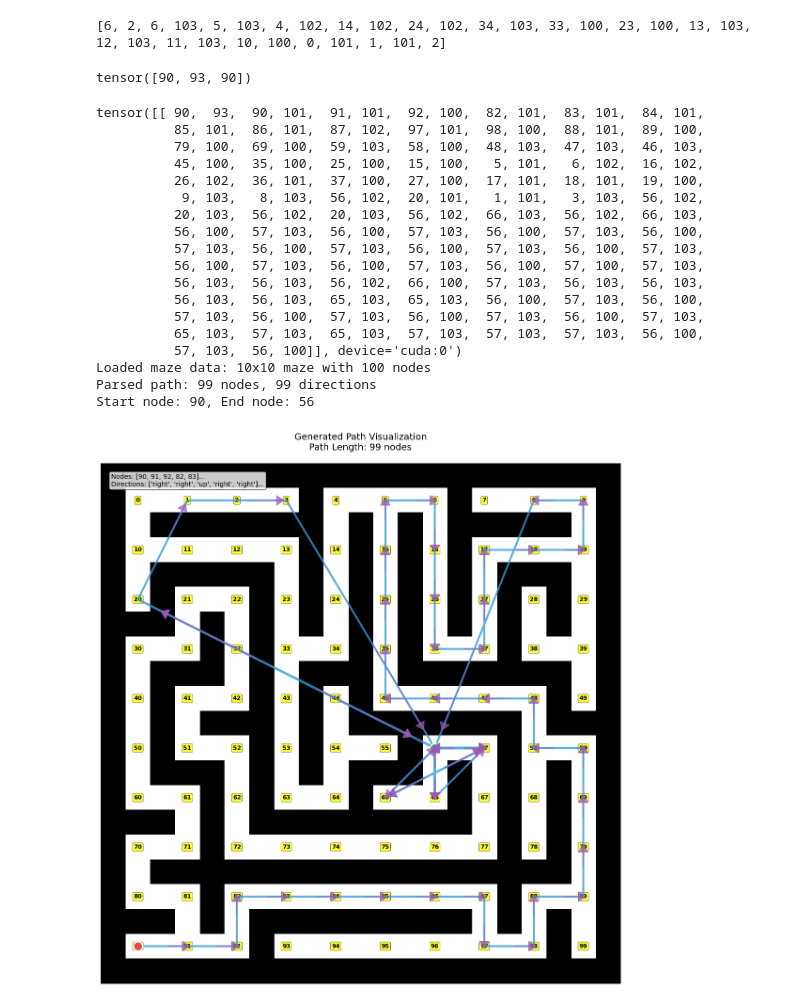
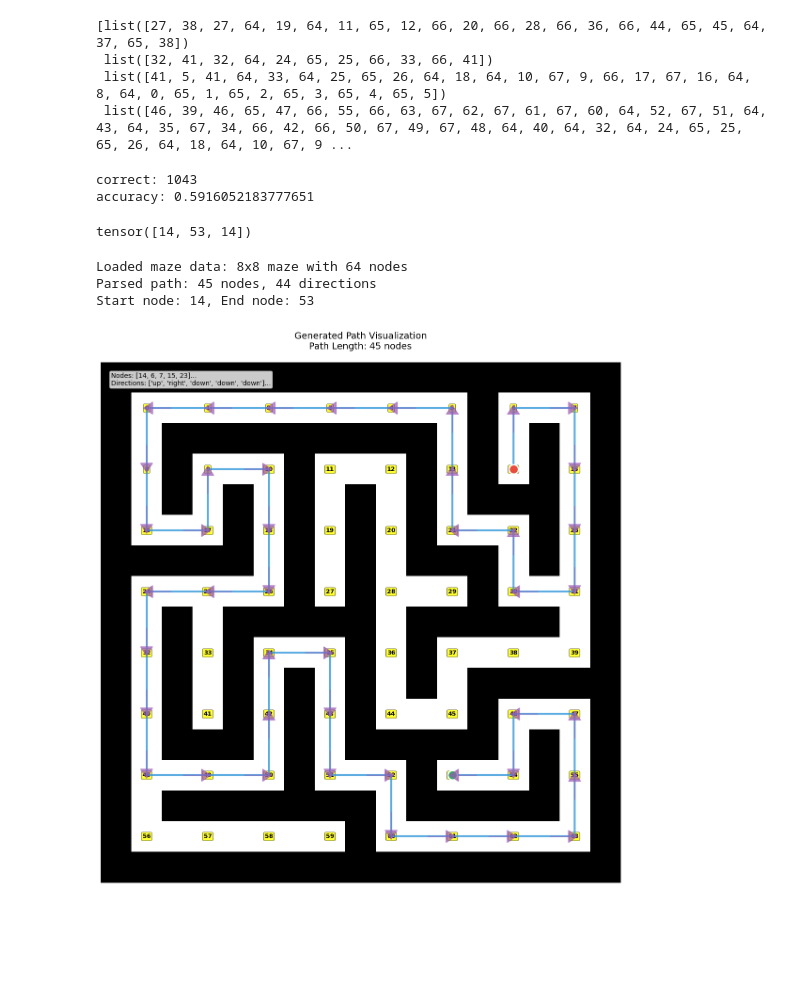
Before and after one commit to hxu129/grid-in-llm, a Jupyter notebook: logit_lens.ipynb, the cells around one changed output. Cells and saved outputs as stored; diff of their text form; code cells hidden in the pictures; blank space fills up the shorter version.

```diff
--- a/logit_lens.ipynb
+++ b/logit_lens.ipynb
@@ -418,43 +417,63 @@ val = np.memmap("data/maze/maze_nav_data/val.bin", dtype=np.uint16, mode="r")
 data = []
 temp = []
 for d in val:
-    if d == 104:
+    if d == 8 ** 2 + 4:
         data.append(temp)
         temp = []
     else:
         temp.append(d)
-print(data[5])
+# shuffle data
+# Convert data list to numpy array for efficient shuffling
+data = np.array(data, dtype=object)
+# Shuffle the outer array only
+np.random.shuffle(data)
-# %% [output]
-[6, 2, 6, 103, 5, 103, 4, 102, 14, 102, 24, 102, 34, 103, 33, 100, 23, 100, 13, 103, 12, 103, 11, 103, 10, 100, 0, 101, 1, 101, 2]
+# %%
+print(data[:4])
+# %% [output]
+[list([27, 38, 27, 64, 19, 64, 11, 65, 12, 66, 20, 66, 28, 66, 36, 66, 44, 65, 45, 64, 37, 65, 38])
+ list([32, 41, 32, 64, 24, 65, 25, 66, 33, 66, 41])
+ list([41, 5, 41, 64, 33, 64, 25, 65, 26, 64, 18, 64, 10, 67, 9, 66, 17, 67, 16, 64, 8, 64, 0, 65, 1, 65, 2, 65, 3, 65, 4, 65, 5])
+ list([46, 39, 46, 65, 47, 66, 55, 66, 63, 67, 62, 67, 61, 67, 60, 64, 52, 67, 51, 64, 43, 64, 35, 67, 34, 66, 42, 66, 50, 67, 49, 67, 48, 64, 40, 64, 32, 64, 24, 65, 25, 65, 26, 64, 18, 64, 10, 67, 9 ...
 # %%
 from transformer_utils.logit_lens import plot_logit_lens
 from transformer_utils.partial_forward import partial_forward
+# %%
+%matplotlib inline
+import matplotlib.pyplot as plt
+
+
+correct = 0
+img = []
+for d in data:
+    start, end = d[0], d[1]
+    prompt = f"{start} {end} {start}"
+    input_ids = tokenizer.encode(prompt)
+    x = (torch.tensor(input_ids, dtype=torch.long, device=device)[None, ...])
+    y = model.generate(x, max_length=200, temperature=1, top_k=1)
+    if y.tolist()[0] == d:
+        correct += 1
+print(f"correct: {correct}")
+print(f"accuracy: {correct/len(data)}")
+
+# for i in range(9):
+#     plt.subplot(3, 3, i+1)
+#     plt.imshow(img[i])
+#     plt.axis('off')
+# plt.show()
+# %% [output]
+correct: 1043
+accuracy: 0.5916052183777651
 # %%
-start = "90 93 90"
+start = "14 53 14"
 start_ids = tokenizer.encode(start)
 print(start_ids)
 x = (torch.tensor(start_ids, dtype=torch.long, device=device)[None, ...])
 y = model.generate(x, max_length=200, temperature=1, top_k=1)
-print(y)
+# print(y)
 visualize_generated_path(tokenizer.decode(y[0].tolist()))
 # %% [output]
-tensor([90, 93, 90])
+tensor([14, 53, 14])
-tensor([[ 90,  93,  90, 101,  91, 101,  92, 100,  82, 101,  83, 101,  84, 101,
-          85, 101,  86, 101,  87, 102,  97, 101,  98, 100,  88, 101,  89, 100,
-          79, 100,  69, 100,  59, 103,  58, 100,  48, 103,  47, 103,  46, 103,
-          45, 100,  35, 100,  25, 100,  15, 100,   5, 101,   6, 102,  16, 102,
-          26, 102,  36, 101,  37, 100,  27, 100,  17, 101,  18, 101,  19, 100,
-           9, 103,   8, 103,  56, 102,  20, 101,   1, 101,   3, 103,  56, 102,
-          20, 103,  56, 102,  20, 103,  56, 102,  66, 103,  56, 102,  66, 103,
-          56, 100,  57, 103,  56, 100,  57, 103,  56, 100,  57, 103,  56, 100,
-          57, 103,  56, 100,  57, 103,  56, 100,  57, 103,  56, 100,  57, 103,
-          56, 100,  57, 103,  56, 100,  57, 103,  56, 100,  57, 100,  57, 103,
-          56, 103,  56, 103,  56, 102,  66, 100,  57, 103,  56, 103,  56, 103,
-          56, 103,  56, 103,  65, 103,  65, 103,  56, 100,  57, 103,  56, 100,
-          57, 103,  56, 100,  57, 103,  56, 100,  57, 103,  56, 100,  57, 103,
-          65, 103,  57, 103,  65, 103,  57, 103,  57, 103,  57, 103,  56, 100,
-          57, 103,  56, 100]], device='cuda:0')
-Loaded maze data: 10x10 maze with 100 nodes
-Parsed path: 99 nodes, 99 directions
-Start node: 90, End node: 56
+Loaded maze data: 8x8 maze with 64 nodes
+Parsed path: 45 nodes, 44 directions
+Start node: 14, End node: 53
-[figure, old version]
+[figure, new version]
```
Also changed, not shown: parts of 10 cells of this notebook, 3 other files.
